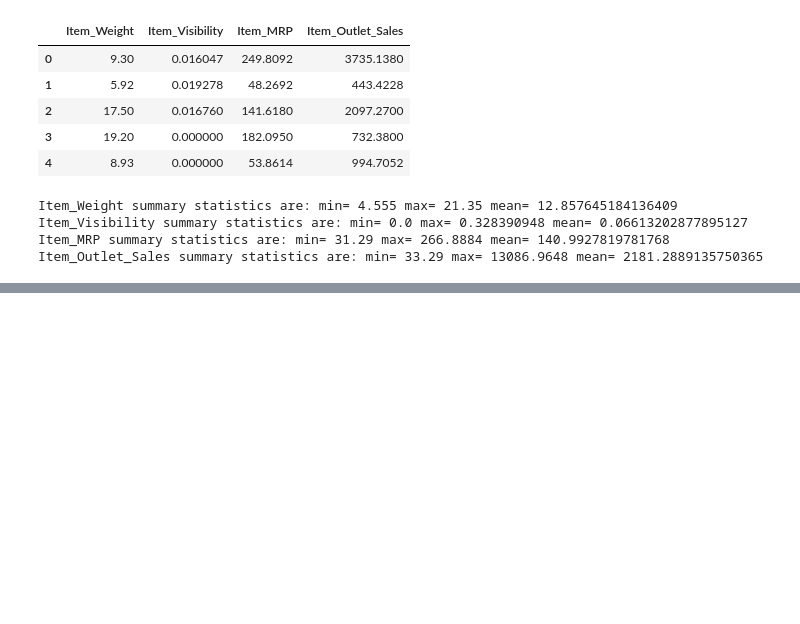
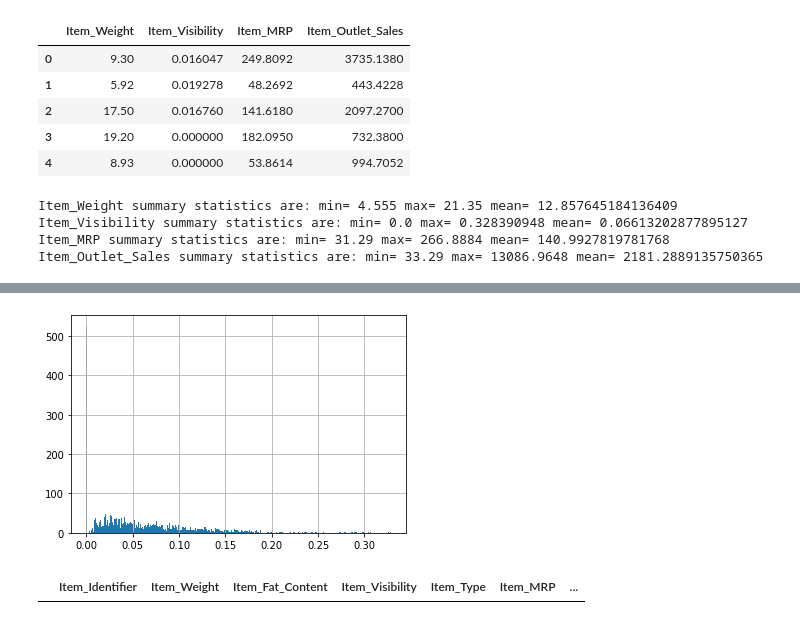
Before and after one commit to s2tandu0p/sales-forecast, a Jupyter notebook: Sales_Predictions.ipynb, the cells around one changed output, grey strips where cells are left out. Cells and saved outputs as stored; diff of their text form; code cells hidden in the pictures; blank space fills up the shorter version.

```diff
--- a/Sales_Predictions.ipynb
+++ b/Sales_Predictions.ipynb
@@ -208,0 +226,16 @@ Item_Outlet_Sales summary statistics are: min= 33.29 max= 13086.9648 mean= 2181.
+# %%
+df['Item_Visibility'].hist(bins = 1000);
+# %% [output]
+[figure, added]
+# %%
+
+# want to see if all 0 Item_Visibility has no sales
+zero_vis_filter = df['Item_Visibility'] == 0
+zero_sales_filter = df['Item_Outlet_Sales'] == 0
+df[zero_sales_filter & zero_sales_filter]
+
+# this returns nothing, meaning all items have sales.
+# this makes sense if they are in the "back"
+# these items are not visible but buyers might still be aware of them.
+# %% [output]
+|  | Item_Identifier | Item_Weight | Item_Fat_Content | Item_Visibility | Item_Type | Item_MRP | ... |
```
Also changed, not shown: parts of 16 cells of this notebook.
